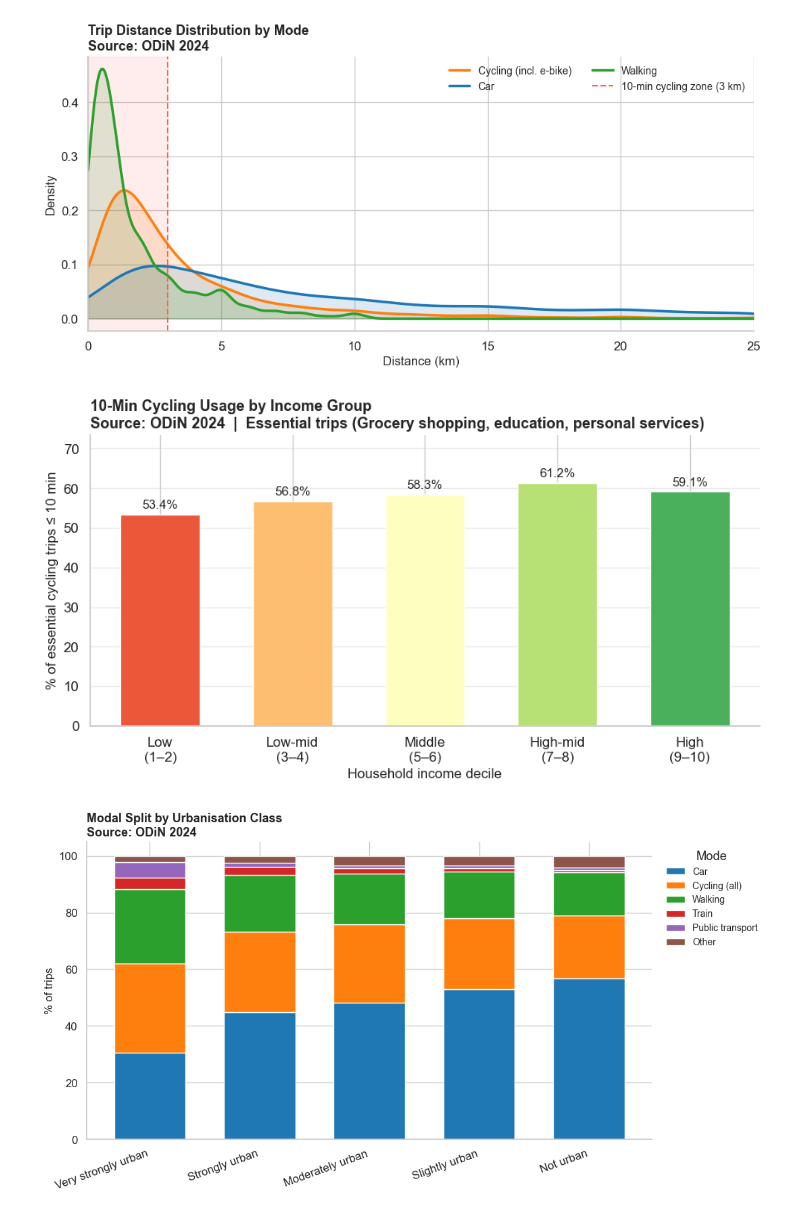
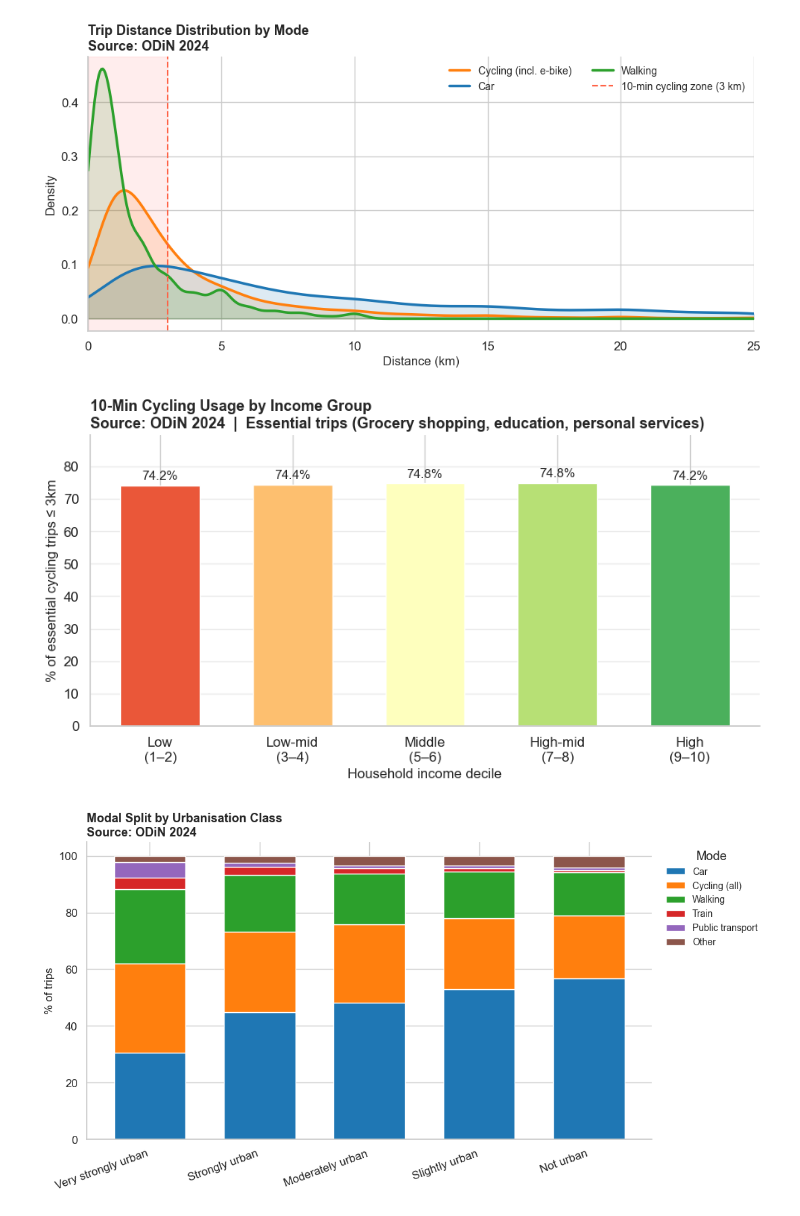
Before and after one commit to carmenkohler/1BM130, a Jupyter notebook: Daan_dataexploration.ipynb, the cells around one changed output. Cells and saved outputs as stored; diff of their text form; code cells hidden in the pictures.

```diff
--- a/Daan_dataexploration.ipynb
+++ b/Daan_dataexploration.ipynb
@@ -195,30 +213,30 @@ plt.show()
 # %%
 # Figure 3: local cycling on essential trips by income
 inc_bike = (
     # Filtering by essential trips, only cycling and oonly known income groups
     df[df['is_essential'] & df['is_bike'] & (df['HHGestInkG'] <= 10)]
     .groupby('income_group', observed=True)
-    .apply(lambda g: np.average(g['within10min'], weights=g['wV']) * 100)
+    .apply(lambda g: np.average(g['within3km'], weights=g['wV']) * 100)
     .reset_index(name='pct_bike_local')
 )
 
 fig, ax = plt.subplots(figsize=(9, 5))
 bars = ax.bar(inc_bike['income_group'].astype(str), inc_bike['pct_bike_local'],
               color=sns.color_palette('RdYlGn', len(inc_bike)), edgecolor='white', width=0.6)
 ax.bar_label(bars, fmt='%.1f%%', padding=3, fontsize=11)
 ax.set_xlabel('Household income decile', fontsize=12)
-ax.set_ylabel('% of essential cycling trips ≤ 10 min', fontsize=12)
+ax.set_ylabel('% of essential cycling trips ≤ 3km', fontsize=12)
 ax.set_title('10-Min Cycling Usage by Income Group\n'
              'Source: ODiN 2024  |  Essential trips (Grocery shopping, education, personal services)',
              fontsize=13, fontweight='bold', loc='left')
 ax.set_ylim(0, inc_bike['pct_bike_local'].max() * 1.2)
 ax.spines[['top', 'right']].set_visible(False)
 ax.grid(axis='y', alpha=0.4)
 plt.tight_layout()
 plt.savefig('fig3_bikeusage_income.png', dpi=150)
 plt.show()
 # %% [output]
-[figure, old version]
+[figure, new version]
 # %%
 # Figure 4: Modal split by urbanisation
 urban_mode = (
```
Also changed, not shown: parts of 17 cells of this notebook.
